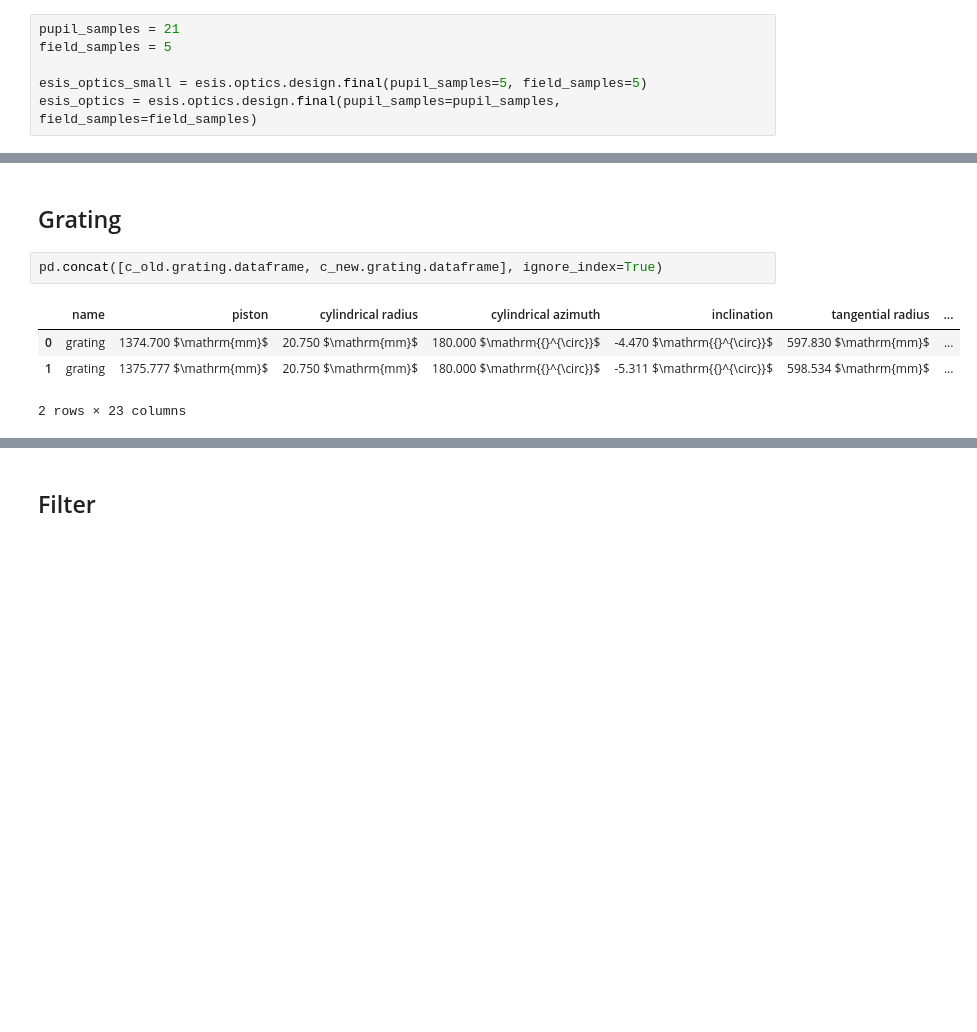
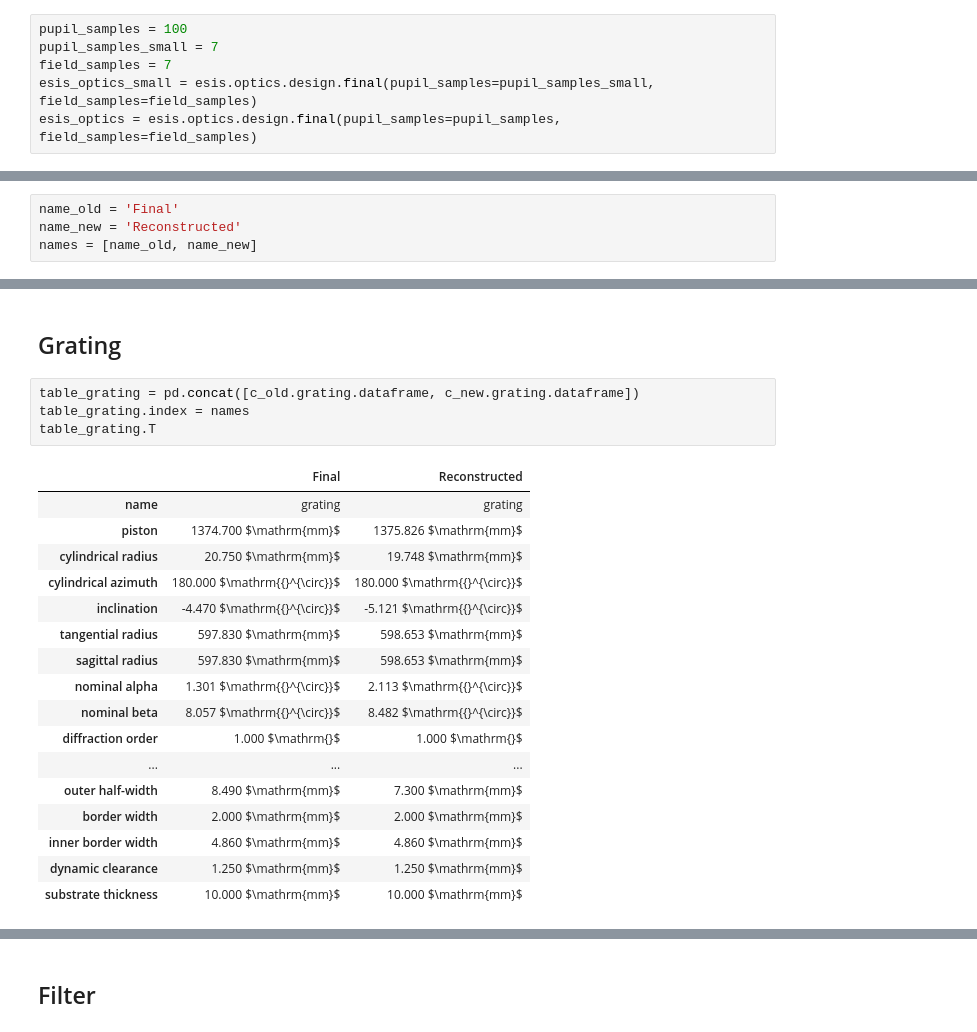
Before and after one commit to Kankelborg-Group/ESIS, a Jupyter notebook: esis/optics/reproduce_esis.ipynb, the cells around one changed output, grey strips where cells are left out. Drawn from its saved outputs; the diff is of its cells as text; blank space fills up the shorter version.

Commit message:
Updates to ESIS and SPIDER designs.

```diff
--- a/esis/optics/reproduce_esis.ipynb
+++ b/esis/optics/reproduce_esis.ipynb
@@ -19,10 +19,10 @@ import esis.optics
 
 warnings.filterwarnings('ignore')
 # %%
-pupil_samples = 21
-field_samples = 5
-
-esis_optics_small = esis.optics.design.final(pupil_samples=5, field_samples=5)
+pupil_samples = 100
+pupil_samples_small = 7
+field_samples = 7
+esis_optics_small = esis.optics.design.final(pupil_samples=pupil_samples_small, field_samples=field_samples)
 esis_optics = esis.optics.design.final(pupil_samples=pupil_samples, field_samples=field_samples)
 # %%
 new_esis_optics = esis.optics.design.final_from_poletto(
@@ -36,6 +36,10 @@ new_esis_optics_small = new_esis_optics.copy()
 new_esis_optics_small.pupil_samples = esis_optics_small.pupil_samples
 new_esis_optics_small.field_samples = esis_optics_small.field_samples
 new_esis_optics_small.update()
+# %%
+name_old = 'Final'
+name_new = 'Reconstructed'
+names = [name_old, name_new]
 # %% [markdown]
 ## Layout
 # %%
@@ -229,12 +244,27 @@ _ = axs_field_stop[1].set_title(name_new)
 # %% [markdown]
 ## Grating
 # %%
-pd.concat([c_old.grating.dataframe, c_new.grating.dataframe], ignore_index=True)
+table_grating = pd.concat([c_old.grating.dataframe, c_new.grating.dataframe])
+table_grating.index = names
+table_grating.T
 # %% [output]
-|  | name | piston | cylindrical radius | cylindrical azimuth | inclination | tangential radius | ... |
-| 0 | grating | 1374.700 $\mathrm{mm}$ | 20.750 $\mathrm{mm}$ | 180.000 $\mathrm{{}^{\circ}}$ | -4.470 $\mathrm{{}^{\circ}}$ | 597.830 $\mathrm{mm}$ | ... |
-| 1 | grating | 1375.777 $\mathrm{mm}$ | 20.750 $\mathrm{mm}$ | 180.000 $\mathrm{{}^{\circ}}$ | -5.311 $\mathrm{{}^{\circ}}$ | 598.534 $\mathrm{mm}$ | ... |
+|  | Final | Reconstructed |
+| name | grating | grating |
+| piston | 1374.700 $\mathrm{mm}$ | 1375.826 $\mathrm{mm}$ |
+| cylindrical radius | 20.750 $\mathrm{mm}$ | 19.748 $\mathrm{mm}$ |
+| cylindrical azimuth | 180.000 $\mathrm{{}^{\circ}}$ | 180.000 $\mathrm{{}^{\circ}}$ |
+| inclination | -4.470 $\mathrm{{}^{\circ}}$ | -5.121 $\mathrm{{}^{\circ}}$ |
+| tangential radius | 597.830 $\mathrm{mm}$ | 598.653 $\mathrm{mm}$ |
+| sagittal radius | 597.830 $\mathrm{mm}$ | 598.653 $\mathrm{mm}$ |
+| nominal alpha | 1.301 $\mathrm{{}^{\circ}}$ | 2.113 $\mathrm{{}^{\circ}}$ |
+| nominal beta | 8.057 $\mathrm{{}^{\circ}}$ | 8.482 $\mathrm{{}^{\circ}}$ |
+| diffraction order | 1.000 $\mathrm{}$ | 1.000 $\mathrm{}$ |
+| ... | ... | ... |
+| outer half-width | 8.490 $\mathrm{mm}$ | 7.300 $\mathrm{mm}$ |
+| border width | 2.000 $\mathrm{mm}$ | 2.000 $\mathrm{mm}$ |
+| inner border width | 4.860 $\mathrm{mm}$ | 4.860 $\mathrm{mm}$ |
+| dynamic clearance | 1.250 $\mathrm{mm}$ | 1.250 $\mathrm{mm}$ |
+| substrate thickness | 10.000 $\mathrm{mm}$ | 10.000 $\mathrm{mm}$ |
-2 rows × 23 columns
 # %%
 fig_grating, axs_grating = plt.subplots(
     ncols=2,
```
Also changed, not shown: parts of 17 cells of this notebook, 6 other files.
